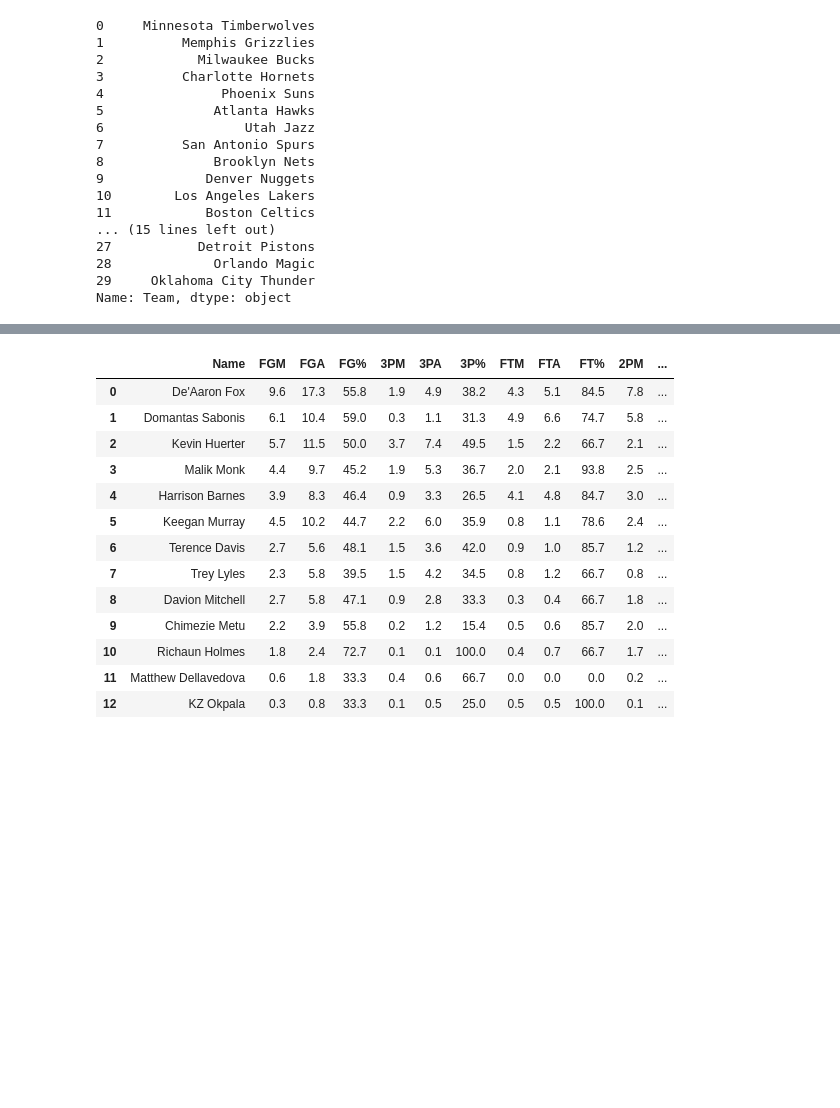
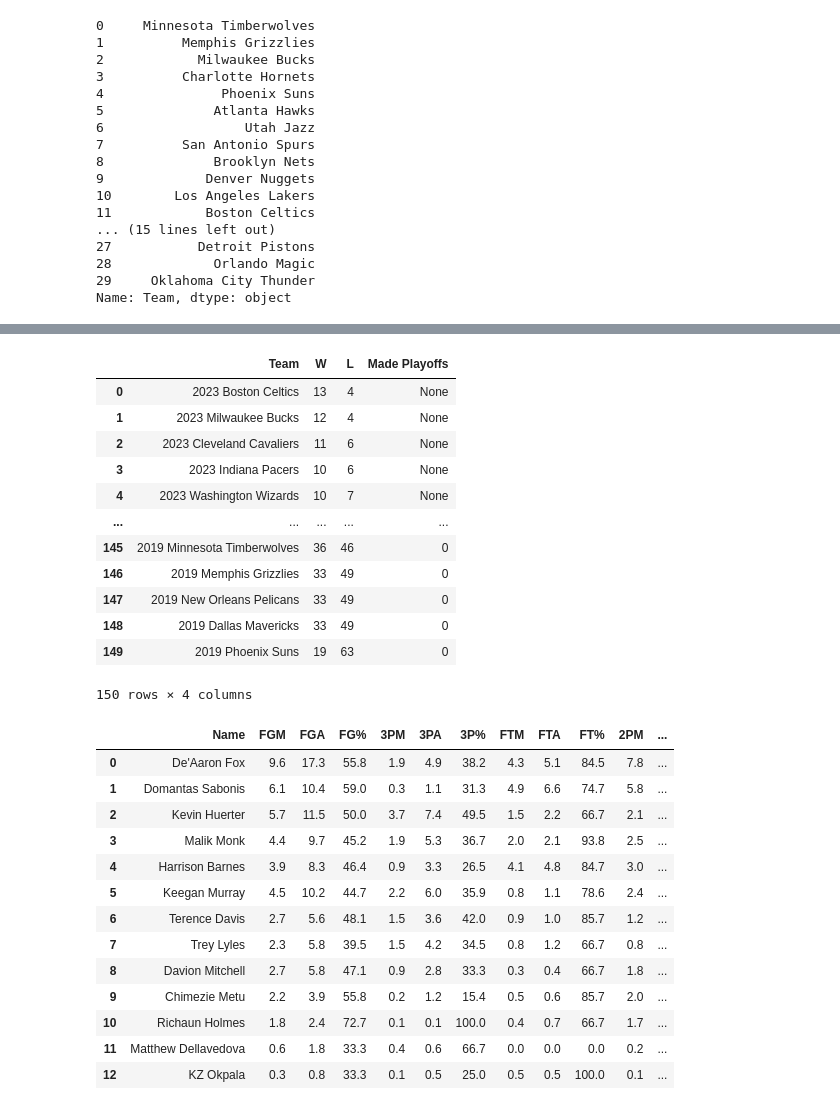
Before and after one commit to mattmori21/Kings-Project, a Jupyter notebook: data.ipynb, the cells around one changed output, grey strips where cells are left out. Cells and saved outputs as stored; diff of their text form; code cells hidden in the pictures; blank space fills up the shorter version.

Commit message:
completed gathering wins/losses for each team in past 5 years

```diff
--- a/data.ipynb
+++ b/data.ipynb
@@ -241,10 +150,0 @@ See the caveats in the documentation: https://pandas.pydata.org/pandas-docs/stab
-# %%
-url4 = "https://www.espn.com/nba/standings/_/season/2022"
-teams_east = pd.read_html(url4)[0]
-stats_east = pd.read_html(url4)[1]
-teams_west = pd.read_html(url4)[2]
-stats_west = pd.read_html(url4)[3]
-teams_east = clean_teams(teams_east, stats_east)
-teams_west = clean_teams(teams_west, stats_west)
-league_wins_losses = pd.concat([teams_east, teams_west], ignore_index = True)
-league_wins_losses
@@ -305,3 +151,64 @@ temp
+# %%
+def clean_teams(team, stats):
+    team1 = team.columns[0]
+    team.columns = ["Team"]
+    new_row = pd.DataFrame({team.columns[0]:team1}, index=[0])
+    team = pd.concat([new_row,team.loc[:]]).reset_index(drop=True)
+    for i in range(0, len(team.iloc[:,0])):
+        for teamname in nbateams:
+            if team.iloc[:,0][i].__contains__(teamname):
+                team.iloc[:,0][i] = teamname
+                break
+            else:
+                continue
+    result = team.join(stats.iloc[:,0:2])
+    return(result)
+
+def add_playoff_status(df, year):
+    if year == 2023:
+        df["Made Playoffs"] = None
+        return(df)
+    df["Made Playoffs"] = 0
+    if year in [2019, 2020]:
+        for index in df.index:
+            if index < 8:
+                df.iloc[index,3] = 1
+    else:
+        for index in df.index:
+            if index < 10:
+                df.iloc[index,3] = 1
+    return(df)
+
+
+league_wins_losses = pd.DataFrame()
+for i in range(2023,2018, -1):
+    urlstandings = "https://www.espn.com/nba/standings/_/season/"+ str(i)
+    teams_east = pd.read_html(urlstandings)[0]
+    stats_east = pd.read_html(urlstandings)[1]
+    teams_west = pd.read_html(urlstandings)[2]
+    stats_west = pd.read_html(urlstandings)[3]
+    teams_east = clean_teams(teams_east, stats_east)
+    teams_east = add_playoff_status(teams_east, i)
+    teams_west = clean_teams(teams_west, stats_west)
+    teams_west = add_playoff_status(teams_west, i)
+    df_win_loss = pd.concat([teams_east, teams_west], ignore_index = True)
+    df_win_loss['Team'] = str(i) + " " + df_win_loss['Team'].astype(str)
+    league_wins_losses = pd.concat([league_wins_losses, df_win_loss], ignore_index = True)
+league_wins_losses
+# %% [output]
+|  | Team | W | L | Made Playoffs |
+| 0 | 2023 Boston Celtics | 13 | 4 | None |
+| 1 | 2023 Milwaukee Bucks | 12 | 4 | None |
+| 2 | 2023 Cleveland Cavaliers | 11 | 6 | None |
+| 3 | 2023 Indiana Pacers | 10 | 6 | None |
+| 4 | 2023 Washington Wizards | 10 | 7 | None |
+| ... | ... | ... | ... | ... |
+| 145 | 2019 Minnesota Timberwolves | 36 | 46 | 0 |
+| 146 | 2019 Memphis Grizzlies | 33 | 49 | 0 |
+| 147 | 2019 New Orleans Pelicans | 33 | 49 | 0 |
+| 148 | 2019 Dallas Mavericks | 33 | 49 | 0 |
+| 149 | 2019 Phoenix Suns | 19 | 63 | 0 |
+150 rows × 4 columns
 # %%
 #Dataframes available:
 kings_stats
```
Also changed, not shown: parts of 10 cells of this notebook.
